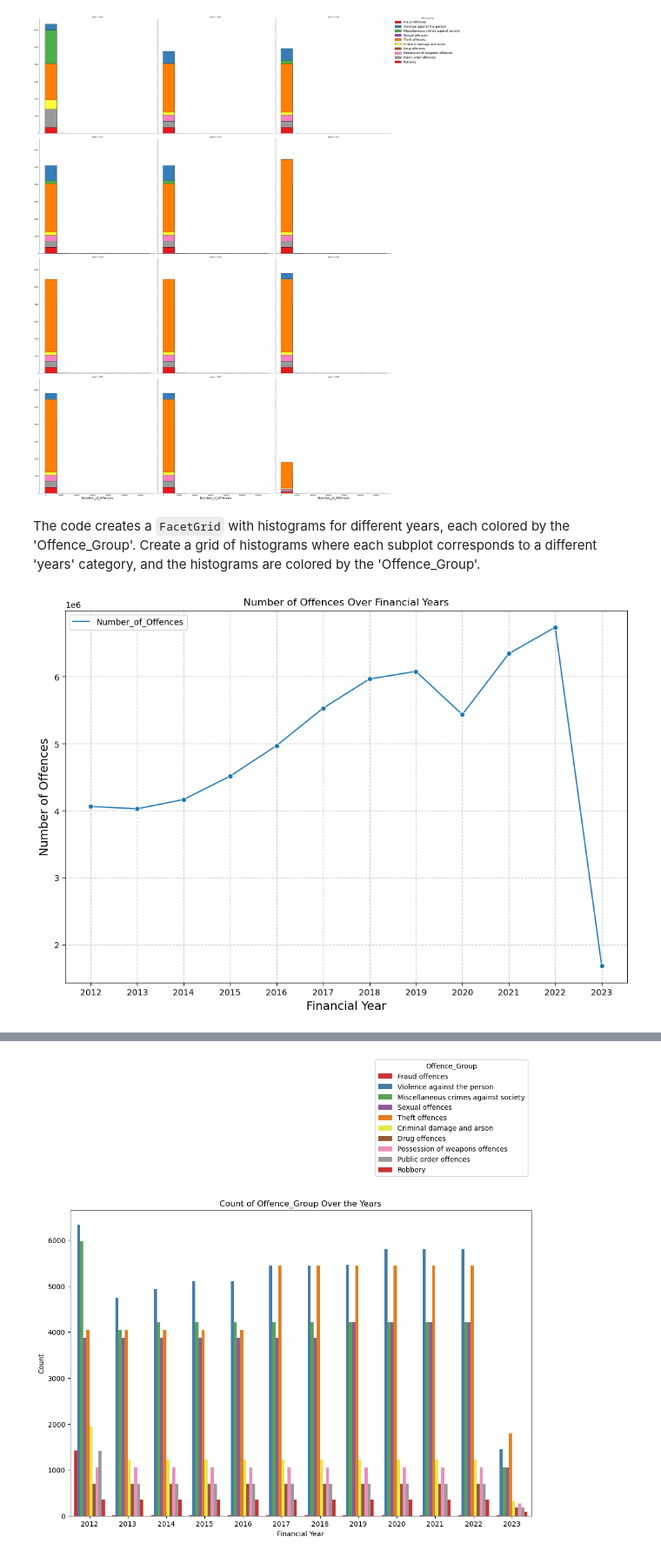
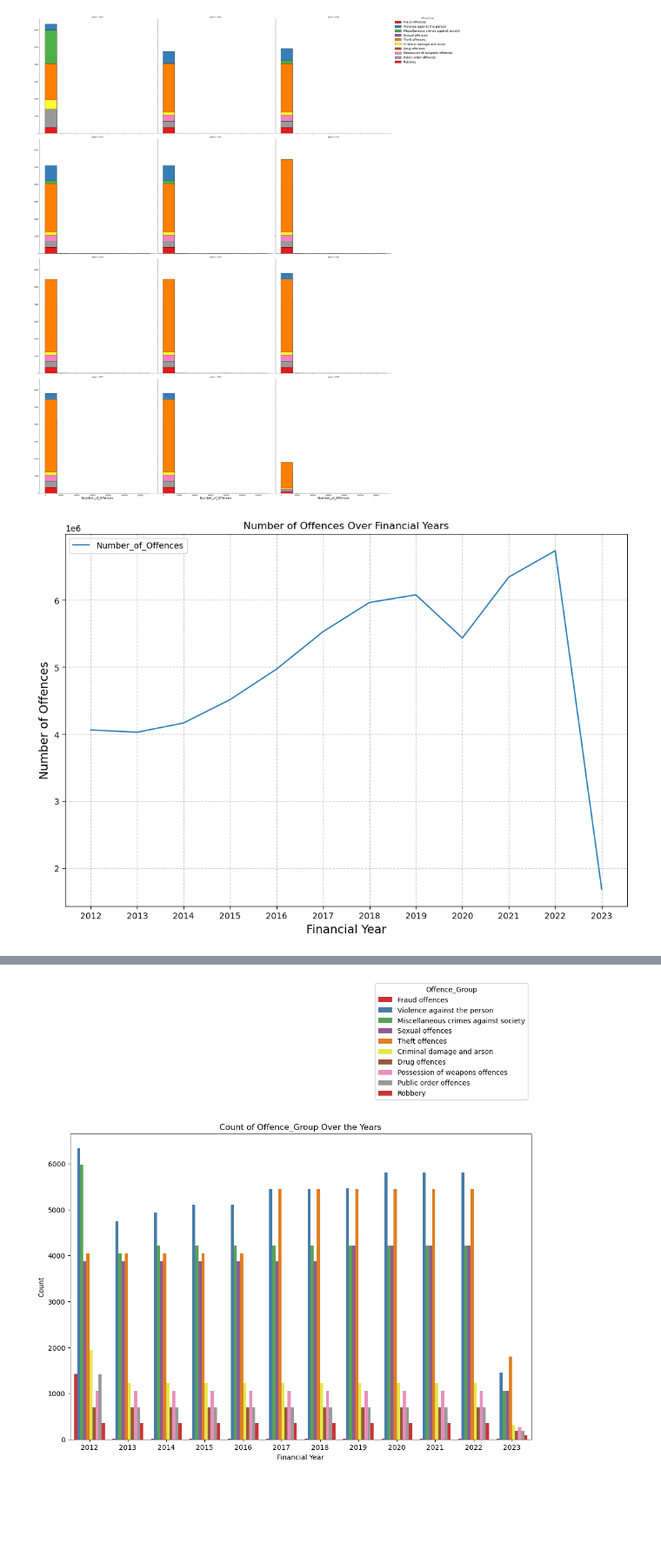
Before and after one commit to Omedobi/Data-Science-Projects, a Jupyter notebook: Uk-Crime-Predictive-analysis/UK_Crime_Predictive_analysis.ipynb, the cells around one changed output, grey strips where cells are left out. Shown at 87% size. Saved outputs shown, nothing was run; the diff lists cells and outputs as text; code cells hidden in the pictures; blank space fills up the shorter version.

```diff
--- a/Uk-Crime-Predictive-analysis/UK_Crime_Predictive_analysis.ipynb
+++ b/Uk-Crime-Predictive-analysis/UK_Crime_Predictive_analysis.ipynb
@@ -72,7 +64,7 @@ extract_excel_sheet(data_path, start_sheet_index, end_sheet_index, parquet_file)
 # %% [output]
 Conversion completed. parquet file saved at Police_recorded_crime.pq
 # %%
-prc = pd.read_parquet("Police_recorded_crime.pq")
+prc = pd.read_parquet("C:/Users/admin/Documents/GitHub/Data-Science-Projects/Uk-Crime-Predictive-analysis/data/Police_recorded_crime.pq")
 # %%
 prc.info()
 # %% [output]
@@ -262,18 +228,15 @@ g.set_ylabels(fontsize=18)
 plt.show()
 # %% [output]
 [figure]
-# %% [markdown]
-The code creates a `FacetGrid` with histograms for different years, each colored by the 'Offence_Group'.
-Create a grid of histograms where each subplot corresponds to a different 'years' category, and the histograms are colored by the 'Offence_Group'.
 # %%
 Qrt_off_pivot = data.pivot_table(values='Number_of_Offences', index='years', aggfunc='sum')
 
 plt.figure(figsize=(12, 8))
-sns.lineplot(data=Qrt_off_pivot, marker='o', linestyle='-')
+sns.lineplot(data=Qrt_off_pivot, linestyle='-')
 plt.title('Number of Offences Over Financial Years')
 plt.xlabel('Financial Year', fontsize=14)
 plt.ylabel('Number of Offences', fontsize=14)
 plt.grid(True, linestyle='--', alpha=0.7)
 plt.show()
 # %% [output]
-[figure, old version]
+[figure, new version]
```
Also changed, not shown: parts of 32 cells of this notebook, 1 other file.
